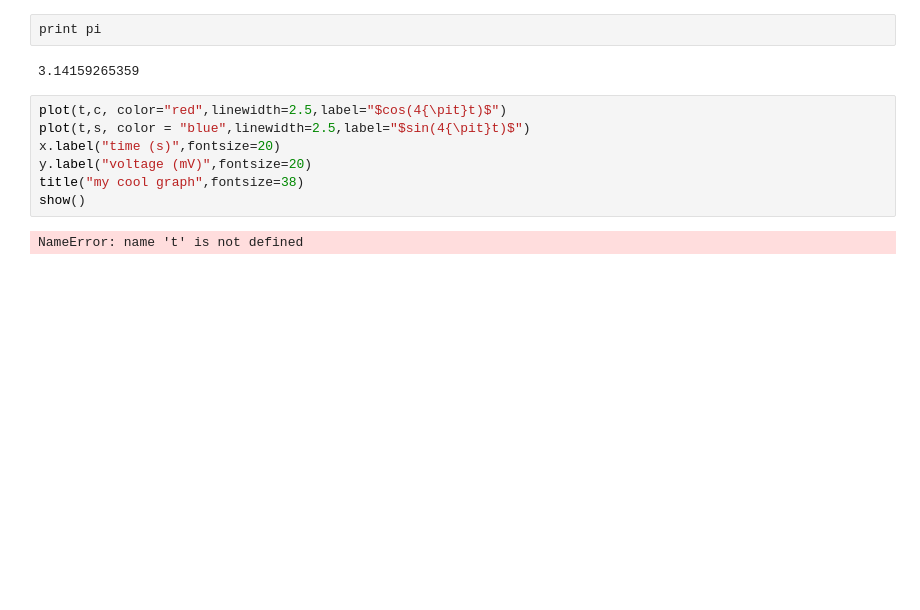
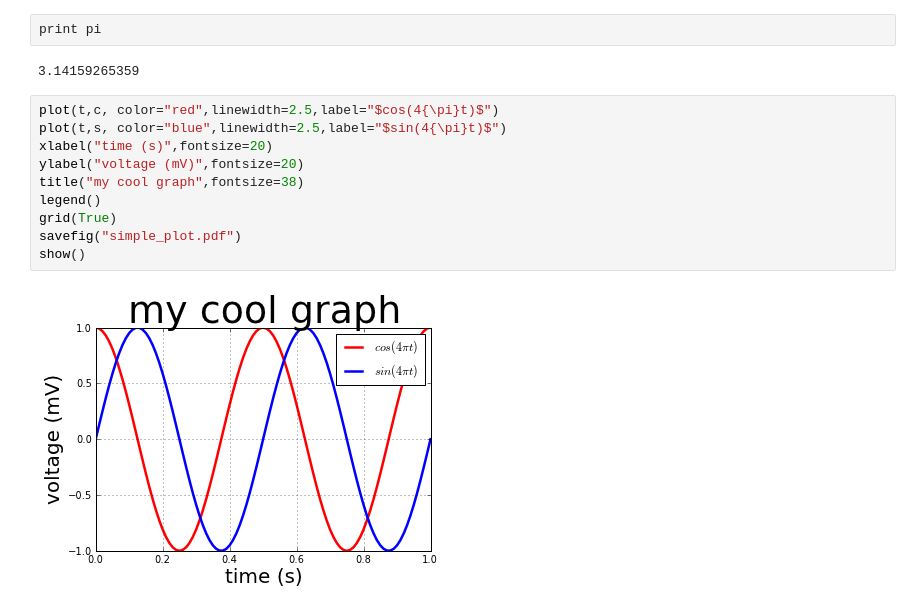
Before and after one commit to dgelfer/PHYS20213, a Jupyter notebook: TuesdayWeek3.ipynb, the cells around one changed output. Saved outputs shown, nothing was run; the diff lists cells and outputs as text; blank space fills up the shorter version.

```diff
--- a/TuesdayWeek3.ipynb
+++ b/TuesdayWeek3.ipynb
@@ -15,11 +13,14 @@ print pi
 # %% [output]
 3.14159265359
 # %%
-plot(t,c, color="red",linewidth=2.5,label="$cos(4{\pit}t)$")
-plot(t,s, color = "blue",linewidth=2.5,label="$sin(4{\pit}t)$")
-x.label("time (s)",fontsize=20)
-y.label("voltage (mV)",fontsize=20)
+plot(t,c, color="red",linewidth=2.5,label="$cos(4{\pi}t)$")
+plot(t,s, color="blue",linewidth=2.5,label="$sin(4{\pi}t)$")
+xlabel("time (s)",fontsize=20)
+ylabel("voltage (mV)",fontsize=20)
 title("my cool graph",fontsize=38)
+legend()
+grid(True)
+savefig("simple_plot.pdf")
 show()
 # %% [output]
-NameError: name 't' is not defined
+[figure, added]
```
Also changed, not shown: parts of 1 cell of this notebook.
